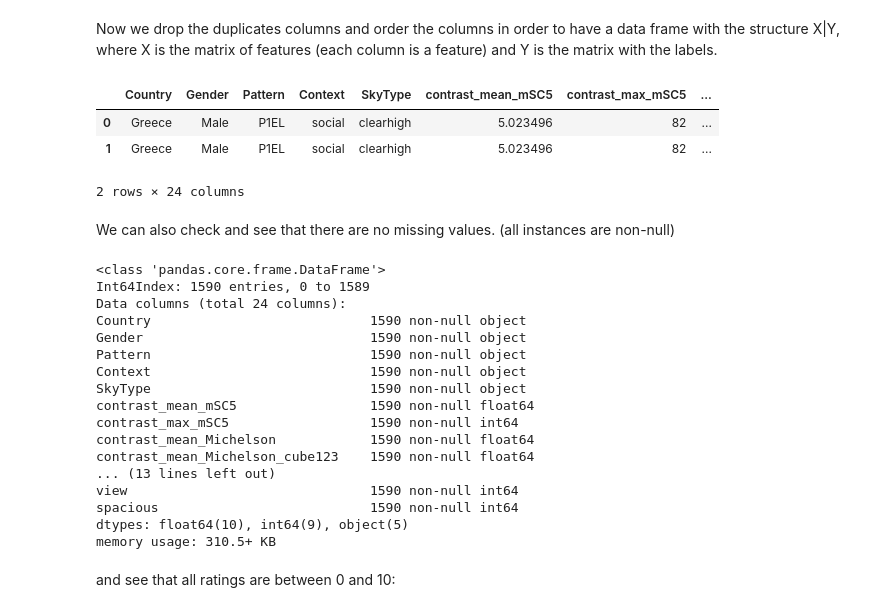
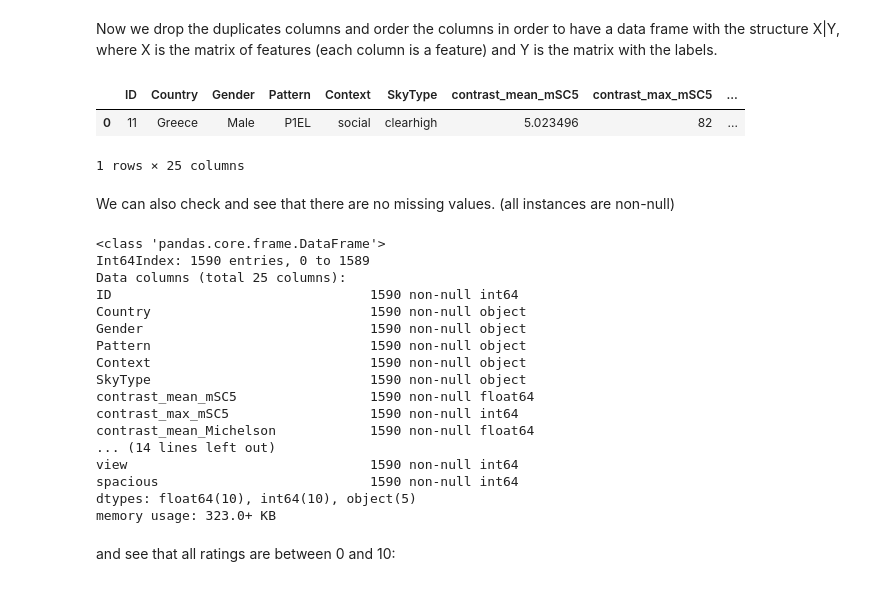
Before and after one commit to joSanchez28/Machine-Learning-EPFL, a Jupyter notebook: Project2-ArchitectureExperiment/Project2-Notebook.ipynb, the cells around one changed output. Cells and saved outputs as stored; diff of their text form; code cells hidden in the pictures.

```diff
--- a/Project2-ArchitectureExperiment/Project2-Notebook.ipynb
+++ b/Project2-ArchitectureExperiment/Project2-Notebook.ipynb
@@ -148,6 +173,6 @@ True
 # %%
-df_ml = df_interior_features.merge(df_labels_and_features, on = "to_join", how = 'inner', suffixes = ("_a",""))
-df_ml.head(1)
+df_ml_raw = df_interior_features.merge(df_labels_and_features, on = "to_join", how = 'inner', suffixes = ("_a",""))
+df_ml_raw.head(1)
 # %% [output]
 |  | filename | Pattern_a | Context | SkyType | mean_pleasant | median_pleasant | mean_interesting | ... |
 | 0 | p1_social_clearhigh_sg_largewin_simu | P1EL | social | clearhigh | 5.439024 | 6 | 4.512195 | ... |
@@ -155,18 +199,17 @@ df_ml.head(1)
 # %% [markdown]
 Now we drop the duplicates columns and order the columns in order to have a data frame with the structure X|Y, where X is the matrix of features (each column is a feature) and Y is the matrix with the labels.
 # %%
-df_ml = df_ml[['Country', 'Gender', 'Pattern', 'Context', 'SkyType', 'contrast_mean_mSC5', 'contrast_max_mSC5',
+df_ml = df_ml_raw[['ID', 'Country', 'Gender', 'Pattern', 'Context', 'SkyType', 'contrast_mean_mSC5', 'contrast_max_mSC5',
                'contrast_mean_Michelson', 'contrast_mean_Michelson_cube123', 'contrast_mean_Michelson_cube3',
                'contrast_mean_RMS', 'contrast_mean_RMS_cube123', 'contrast_mean_RMS_cube3', 'complexity_mean_JPEGtoBMP',
                'complexity_cube3_JPEGtoBMP', 'complexity_cube123_JPEGtoBMP', 'pleasant', 'interesting', 'exciting', 'calming',
                'complex', 'bright', 'view', 'spacious']]
 # %%
-df_ml.head(2)
+df_ml.head(1)
 # %% [output]
-|  | Country | Gender | Pattern | Context | SkyType | contrast_mean_mSC5 | contrast_max_mSC5 | ... |
-| 0 | Greece | Male | P1EL | social | clearhigh | 5.023496 | 82 | ... |
-| 1 | Greece | Male | P1EL | social | clearhigh | 5.023496 | 82 | ... |
+|  | ID | Country | Gender | Pattern | Context | SkyType | contrast_mean_mSC5 | contrast_max_mSC5 | ... |
+| 0 | 11 | Greece | Male | P1EL | social | clearhigh | 5.023496 | 82 | ... |
-2 rows × 24 columns
+1 rows × 25 columns
 # %% [markdown]
 We can also check and see that there are no missing values. (all instances are non-null)
 # %%
@@ -174,7 +217,8 @@ df_ml.info()
 # %% [output]
 <class 'pandas.core.frame.DataFrame'>
 Int64Index: 1590 entries, 0 to 1589
-Data columns (total 24 columns):
+Data columns (total 25 columns):
+ID                                 1590 non-null int64
 Country                            1590 non-null object
 Gender                             1590 non-null object
 Pattern                            1590 non-null object
@@ -183,12 +227,11 @@ SkyType                            1590 non-null object
 contrast_mean_mSC5                 1590 non-null float64
 contrast_max_mSC5                  1590 non-null int64
 contrast_mean_Michelson            1590 non-null float64
-contrast_mean_Michelson_cube123    1590 non-null float64
-... (13 lines left out)
+... (14 lines left out)
 view                               1590 non-null int64
 spacious                           1590 non-null int64
-dtypes: float64(10), int64(9), object(5)
-memory usage: 310.5+ KB
+dtypes: float64(10), int64(10), object(5)
+memory usage: 323.0+ KB
 # %% [markdown]
 and see that all ratings are between 0 and 10:
 # %%
```
Also changed, not shown: parts of 42 cells of this notebook.
